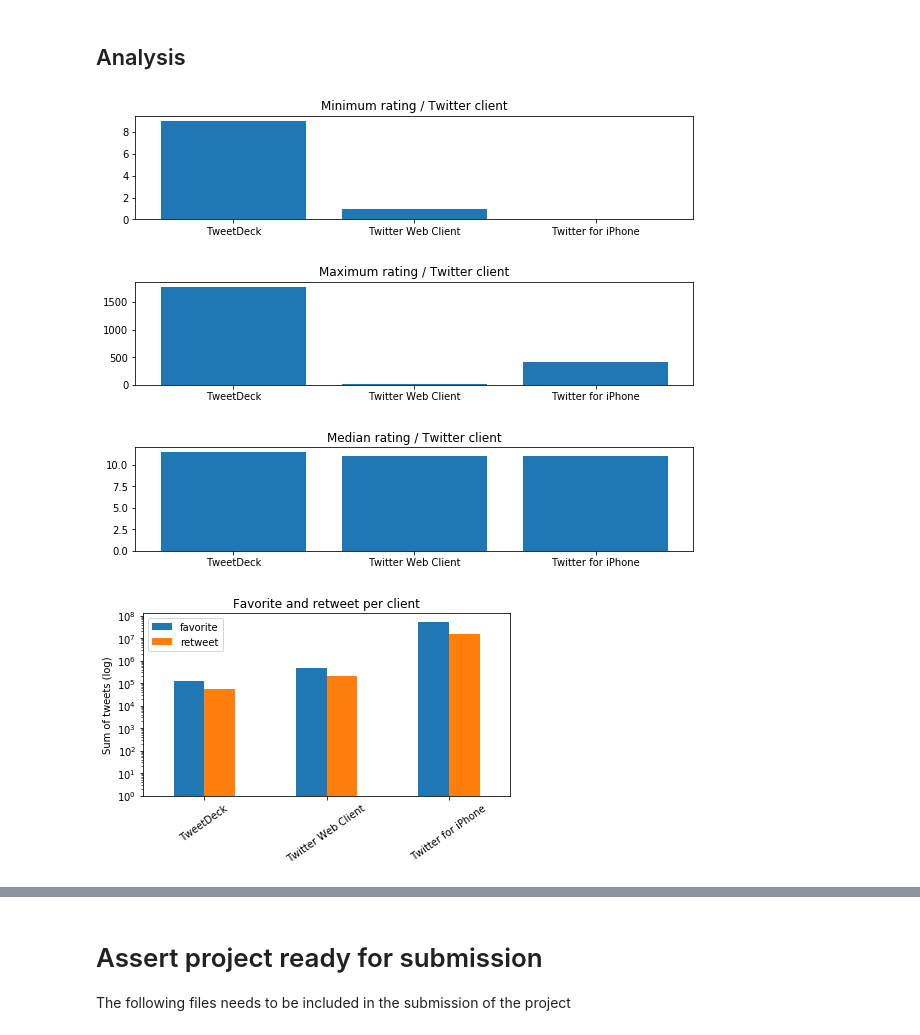
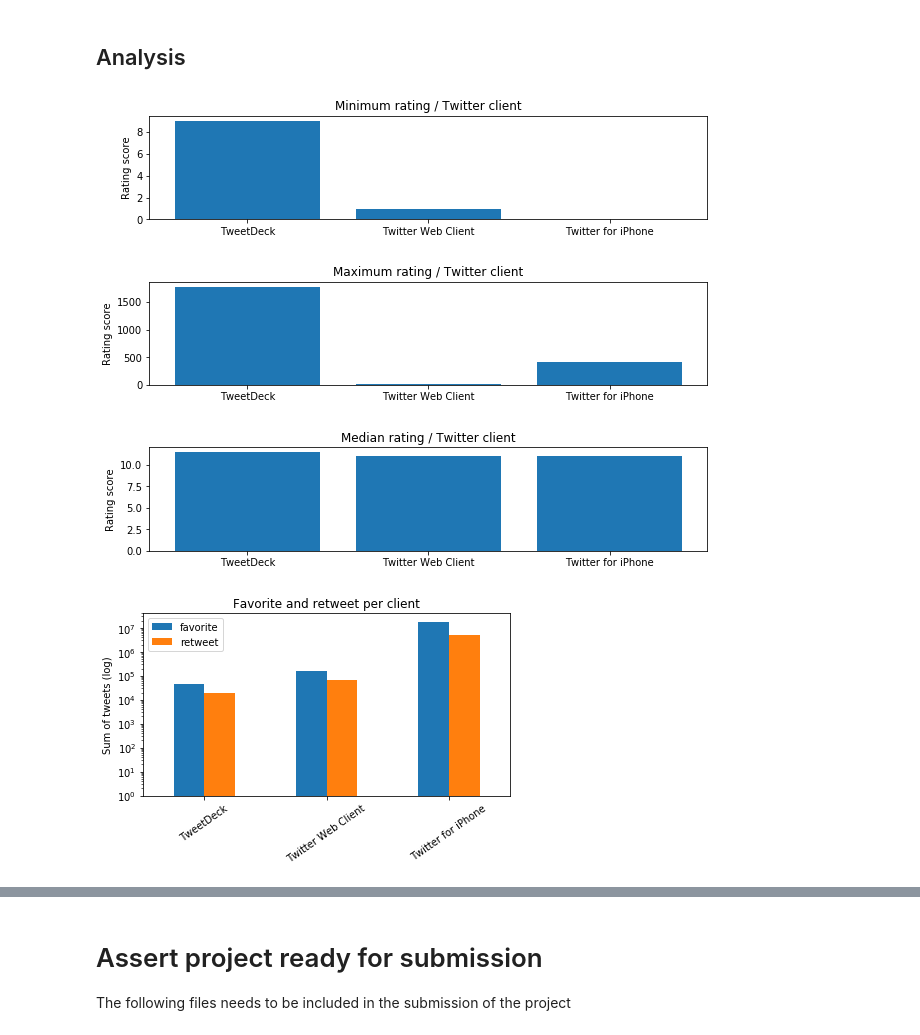
Before and after one commit to marcusholmgren/wrangle-weratedogs, a Jupyter notebook: wrangle_act.ipynb, the cells around one changed output, grey strips where cells are left out. Saved outputs shown, nothing was run; the diff lists cells and outputs as text; code cells hidden in the pictures.

```diff
--- a/wrangle_act.ipynb
+++ b/wrangle_act.ipynb
@@ -549,0 +572,3 @@ memory usage: 164.7+ KB
+# %%
+twitter_clean_df.name.replace(to_replace='^[a-z]', value=np.nan, regex=True, inplace=True)
+twitter_clean_df.name.isnull().sum()
@@ -673,7 +700,11 @@ memory usage: 73.2+ KB
 # %% [markdown]
 ### Cleaning of image_pred_df
 # %%
-pred_conf = pd.melt(image_pred_df, id_vars=['tweet_id', 'jpg_url'], value_vars=['p1_conf', 'p2_conf', 'p3_conf'], value_name='confidence', var_name='temp1')
+pred_conf = pd.melt(image_pred_df,
+                    id_vars=['tweet_id', 'jpg_url'],
+                    value_vars=['p1_conf', 'p2_conf', 'p3_conf'],
+                    value_name='confidence',
+                    var_name='temp1')
 pred_conf['group'] = pred_conf['temp1'].str[:2]
 pred_conf.drop('temp1', axis=1, inplace=True)
 pred_conf.head()
@@ -685,7 +716,11 @@ pred_conf.head()
 | 3 | 666044226329800704 | https://pbs.twimg.com/media/CT5Dr... | 0.408143 | p1 |
 | 4 | 666049248165822465 | https://pbs.twimg.com/media/CT5IQ... | 0.560311 | p1 |
 # %%
-pred_dog = pd.melt(image_pred_df, id_vars='tweet_id', value_vars=['p1_dog', 'p2_dog', 'p3_dog'], value_name='is_dog', var_name='temp2')
+pred_dog = pd.melt(image_pred_df,
+                   id_vars='tweet_id',
+                   value_vars=['p1_dog', 'p2_dog', 'p3_dog'],
+                   value_name='is_dog',
+                   var_name='temp2')
 pred_dog['group'] = pred_dog['temp2'].str[:2]
 pred_dog.drop('temp2', axis=1, inplace=True)
 pred_dog.head()
@@ -697,7 +732,11 @@ pred_dog.head()
 | 3 | 666044226329800704 | True | p1 |
 | 4 | 666049248165822465 | True | p1 |
 # %%
-pred_breed = pd.melt(image_pred_df, id_vars='tweet_id', value_vars=['p1', 'p2', 'p3'], value_name='breed', var_name='group')
+pred_breed = pd.melt(image_pred_df,
+                     id_vars='tweet_id',
+                     value_vars=['p1', 'p2', 'p3'],
+                     value_name='breed',
+                     var_name='group')
 pred_breed.head()
 # %% [output]
 |  | tweet_id | group | breed |
@@ -785,23 +808,27 @@ master_df.to_csv(REPORT_DATA_SET_FILE, index=False)
 ensure_dir(IMAGES_DIR)
 # %%
 # Does the different Twitter clients rate dogs differently?
-rating_client_agg = master_df.groupby('client', as_index=False).agg({'rating_numerator': ['min', 'max', 'median']})
+master_group_one = master_df[master_df['group'] == 'p1']
+rating_client_agg = master_group_one.groupby('client', as_index=False).agg({'rating_numerator': ['min', 'max', 'median']})
 rating_client_agg.columns = ['client', 'min', 'max', 'median']
 fig, (ax1, ax2, ax3) = plt.subplots(nrows=3, ncols=1, figsize=(10,8))
 ax1.bar(rating_client_agg['client'], rating_client_agg['min'])
-ax1.set_title('Minimum rating / Twitter client')
+ax1.set(ylabel='Rating score',
+        title='Minimum rating / Twitter client')
 ax2.bar(rating_client_agg['client'], rating_client_agg['max'])
-ax2.set_title('Maximum rating / Twitter client')
+ax2.set(ylabel='Rating score',
+        title='Maximum rating / Twitter client')
 ax3.bar(rating_client_agg['client'], rating_client_agg['median'])
-ax3.set_title('Median rating / Twitter client')
+ax3.set(ylabel='Rating score',
+        title='Median rating / Twitter client')
 plt.subplots_adjust(hspace=0.6)
 fig.savefig(os.path.join(IMAGES_DIR, 'rating-client-outliers.jpg'))
 plt.show()
 # %% [output]
-[figure, old version]
+[figure, new version]
 # %%
 # How are the different Twitter clients used for setting favorites and retweets?
-share_agg = master_df.groupby('client', as_index=False).agg({'favorite_count': ['sum'], 'retweet_count': ['sum']})
+share_agg = master_group_one.groupby('client', as_index=False).agg({'favorite_count': ['sum'], 'retweet_count': ['sum']})
 share_agg.columns = ['client', 'favorite', 'retweet']
 ax = share_agg.plot('client', ['favorite', 'retweet'], kind='bar', log=True)
 ax.set_title('Favorite and retweet per client')
@@ -812,7 +839,7 @@ plt.tight_layout()
 plt.savefig(os.path.join(IMAGES_DIR, 'favorite-and-retweet-per-client.jpg'))
 plt.show()
 # %% [output]
-[figure, old version]
+[figure, new version]
 # %%
 share_agg
 # %% [output]
```
Also changed, not shown: parts of 15 cells of this notebook, 8 other files.
